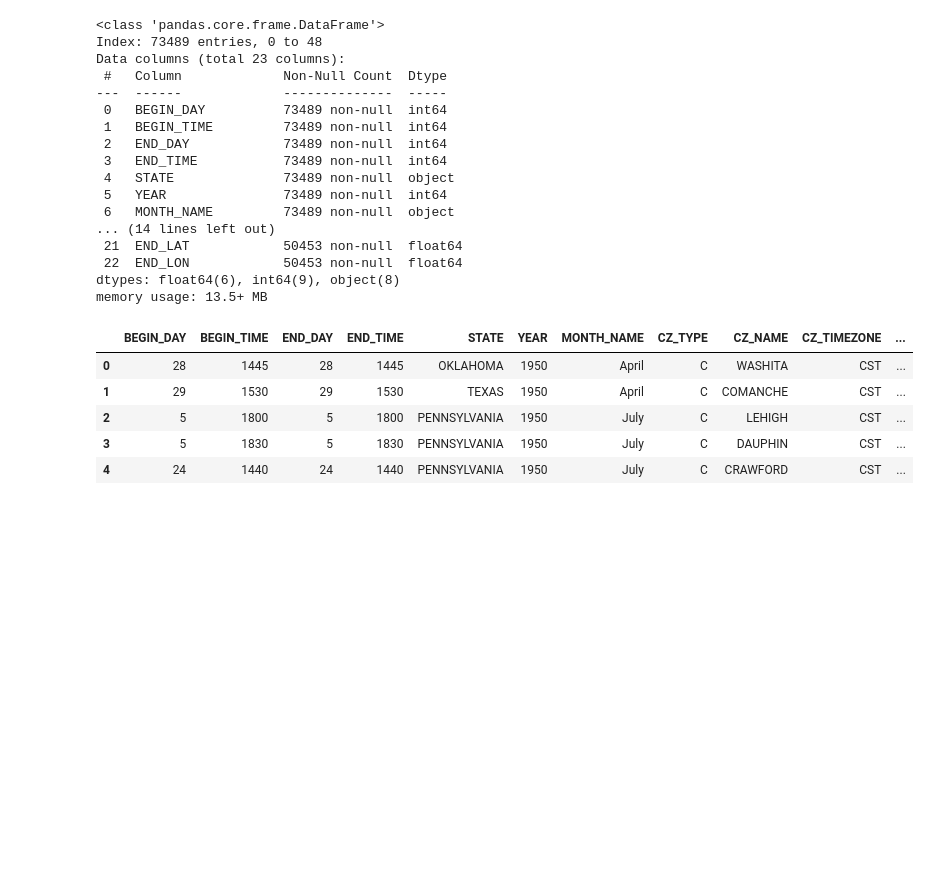
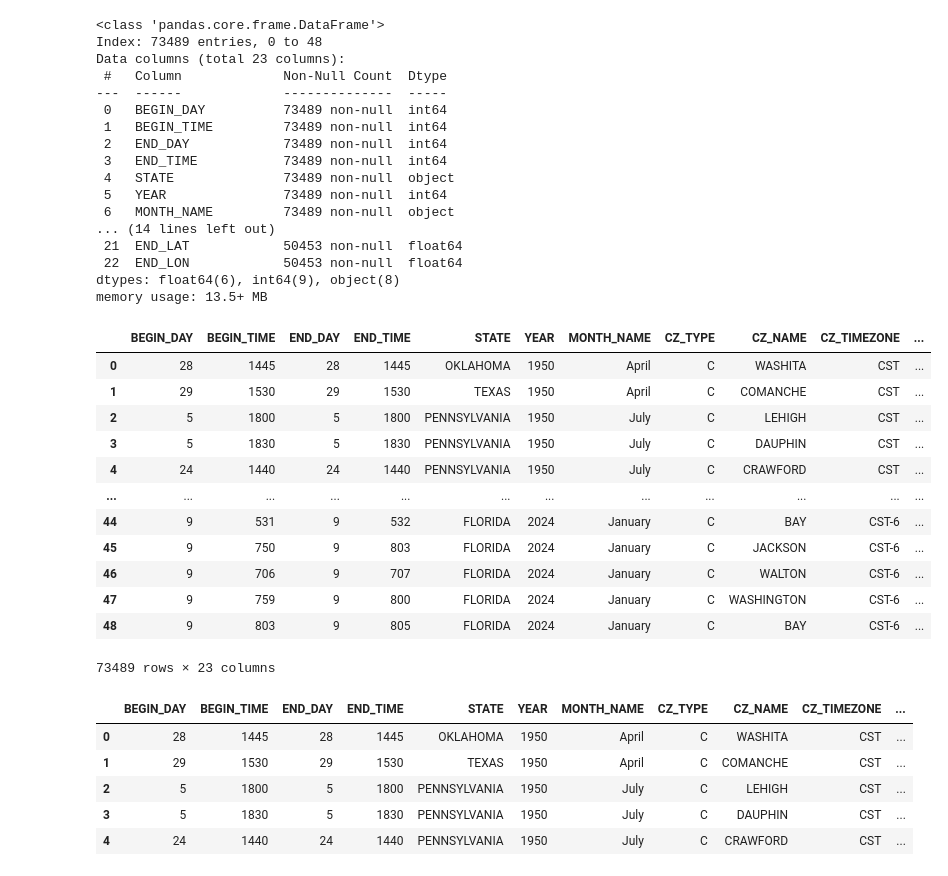
Before and after one commit to angiecfoust/tornado_vis, a Jupyter notebook: data_cleaning.ipynb, the cells around one changed output. Drawn from its saved outputs; the diff is of its cells as text; code cells hidden in the pictures; blank space fills up the shorter version.

```diff
--- a/data_cleaning.ipynb
+++ b/data_cleaning.ipynb
@@ -101,3 +98,21 @@ csv_cleaned.rename(columns=)
+# %%
+# changing BEGIN_LAT and BEGIN_LON to LAT and LON
+csv_cleaned.rename(columns={'BEGIN_LAT':'LAT',
+                           'BEGIN_LON':'LON'})
+# %% [output]
+|  | BEGIN_DAY | BEGIN_TIME | END_DAY | END_TIME | STATE | YEAR | MONTH_NAME | CZ_TYPE | CZ_NAME | CZ_TIMEZONE | ... |
+| 0 | 28 | 1445 | 28 | 1445 | OKLAHOMA | 1950 | April | C | WASHITA | CST | ... |
+| 1 | 29 | 1530 | 29 | 1530 | TEXAS | 1950 | April | C | COMANCHE | CST | ... |
+| 2 | 5 | 1800 | 5 | 1800 | PENNSYLVANIA | 1950 | July | C | LEHIGH | CST | ... |
+| 3 | 5 | 1830 | 5 | 1830 | PENNSYLVANIA | 1950 | July | C | DAUPHIN | CST | ... |
+| 4 | 24 | 1440 | 24 | 1440 | PENNSYLVANIA | 1950 | July | C | CRAWFORD | CST | ... |
+| ... | ... | ... | ... | ... | ... | ... | ... | ... | ... | ... | ... |
+| 44 | 9 | 531 | 9 | 532 | FLORIDA | 2024 | January | C | BAY | CST-6 | ... |
+| 45 | 9 | 750 | 9 | 803 | FLORIDA | 2024 | January | C | JACKSON | CST-6 | ... |
+| 46 | 9 | 706 | 9 | 707 | FLORIDA | 2024 | January | C | WALTON | CST-6 | ... |
+| 47 | 9 | 759 | 9 | 800 | FLORIDA | 2024 | January | C | WASHINGTON | CST-6 | ... |
+| 48 | 9 | 803 | 9 | 805 | FLORIDA | 2024 | January | C | BAY | CST-6 | ... |
+73489 rows × 23 columns
 # %%
 csv_cleaned.head()
 # %% [output]
```
Also changed, not shown: parts of 1 cell of this notebook, 1 other file.
